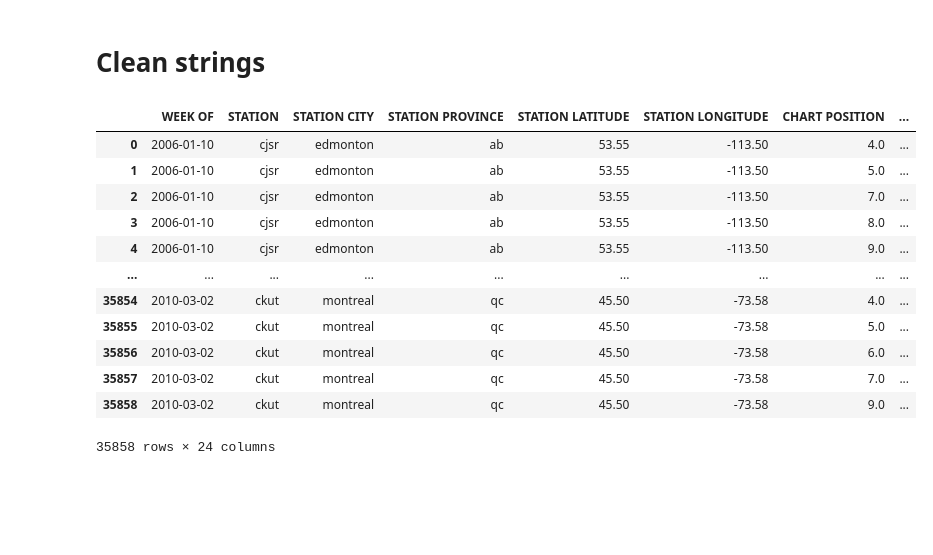
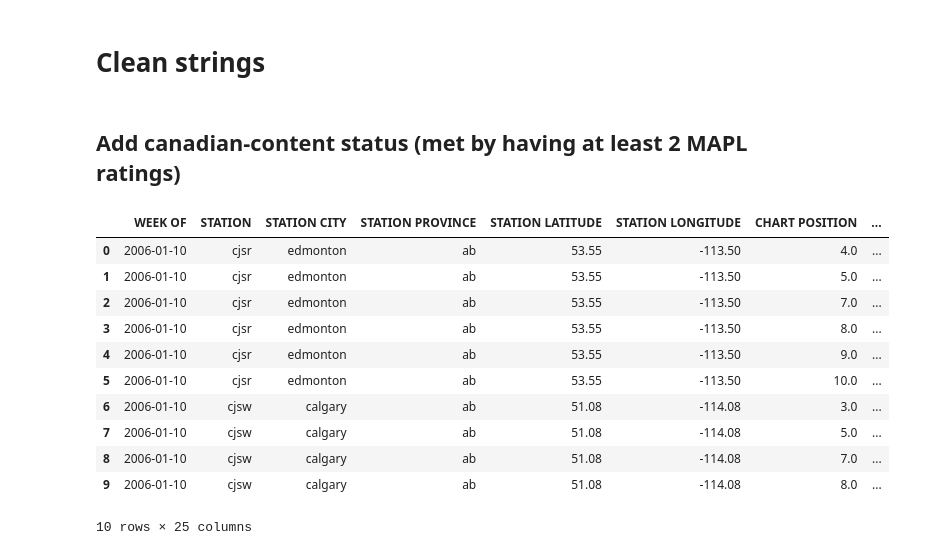
Before and after one commit to OwenBrush/canadian-hip-hop-radio-analysis, a Jupyter notebook: data_cleaning.ipynb, the cells around one changed output. Saved outputs shown, nothing was run; the diff lists cells and outputs as text; code cells hidden in the pictures; blank space fills up the shorter version.

Commit message:
Added canadian content to data, created exploration book

```diff
--- a/data_cleaning.ipynb
+++ b/data_cleaning.ipynb
@@ -360,21 +360,35 @@ for column in string_columns:
     cleaned = cleaned.str.lower()
 
     clean_df[column] = cleaned
+# %% [markdown]
+## Add canadian-content status (met by having at least 2 MAPL ratings)
+# %%
+clean_df.rename(columns={"M-MUSIC":"M", "A-ARTIST": "A", "P-PERFORMANCE":"P","L-LYRICS":"L"}, inplace = True)
+# %%
+def is_can_con(row:pd.Series) -> str:
+    """Given row containing M A L P, determines
+    Canadian Content status
+    """
+    if row.str.count("yes").sum() >=2:
+        return 'yes'
+    else:
+        return 'no'
+# %%
+clean_df['CANADIAN CONTENT'] = clean_df[['M','A','L','P']].apply(is_can_con, axis=1)
 # %%
 clean_df.to_csv('clean_data.csv')
 # %%
-clean_df
+clean_df.head(10)
 # %% [output]
 |  | WEEK OF | STATION | STATION CITY | STATION PROVINCE | STATION LATITUDE | STATION LONGITUDE | CHART POSITION | ... |
 | 0 | 2006-01-10 | cjsr | edmonton | ab | 53.55 | -113.50 | 4.0 | ... |
 | 1 | 2006-01-10 | cjsr | edmonton | ab | 53.55 | -113.50 | 5.0 | ... |
 | 2 | 2006-01-10 | cjsr | edmonton | ab | 53.55 | -113.50 | 7.0 | ... |
 | 3 | 2006-01-10 | cjsr | edmonton | ab | 53.55 | -113.50 | 8.0 | ... |
 | 4 | 2006-01-10 | cjsr | edmonton | ab | 53.55 | -113.50 | 9.0 | ... |
-| ... | ... | ... | ... | ... | ... | ... | ... | ... |
-| 35854 | 2010-03-02 | ckut | montreal | qc | 45.50 | -73.58 | 4.0 | ... |
-| 35855 | 2010-03-02 | ckut | montreal | qc | 45.50 | -73.58 | 5.0 | ... |
-| 35856 | 2010-03-02 | ckut | montreal | qc | 45.50 | -73.58 | 6.0 | ... |
-| 35857 | 2010-03-02 | ckut | montreal | qc | 45.50 | -73.58 | 7.0 | ... |
-| 35858 | 2010-03-02 | ckut | montreal | qc | 45.50 | -73.58 | 9.0 | ... |
+| 5 | 2006-01-10 | cjsr | edmonton | ab | 53.55 | -113.50 | 10.0 | ... |
+| 6 | 2006-01-10 | cjsw | calgary | ab | 51.08 | -114.08 | 3.0 | ... |
+| 7 | 2006-01-10 | cjsw | calgary | ab | 51.08 | -114.08 | 5.0 | ... |
+| 8 | 2006-01-10 | cjsw | calgary | ab | 51.08 | -114.08 | 7.0 | ... |
+| 9 | 2006-01-10 | cjsw | calgary | ab | 51.08 | -114.08 | 8.0 | ... |
-35858 rows × 24 columns
+10 rows × 25 columns
```
Also changed, not shown: 2 other files.
